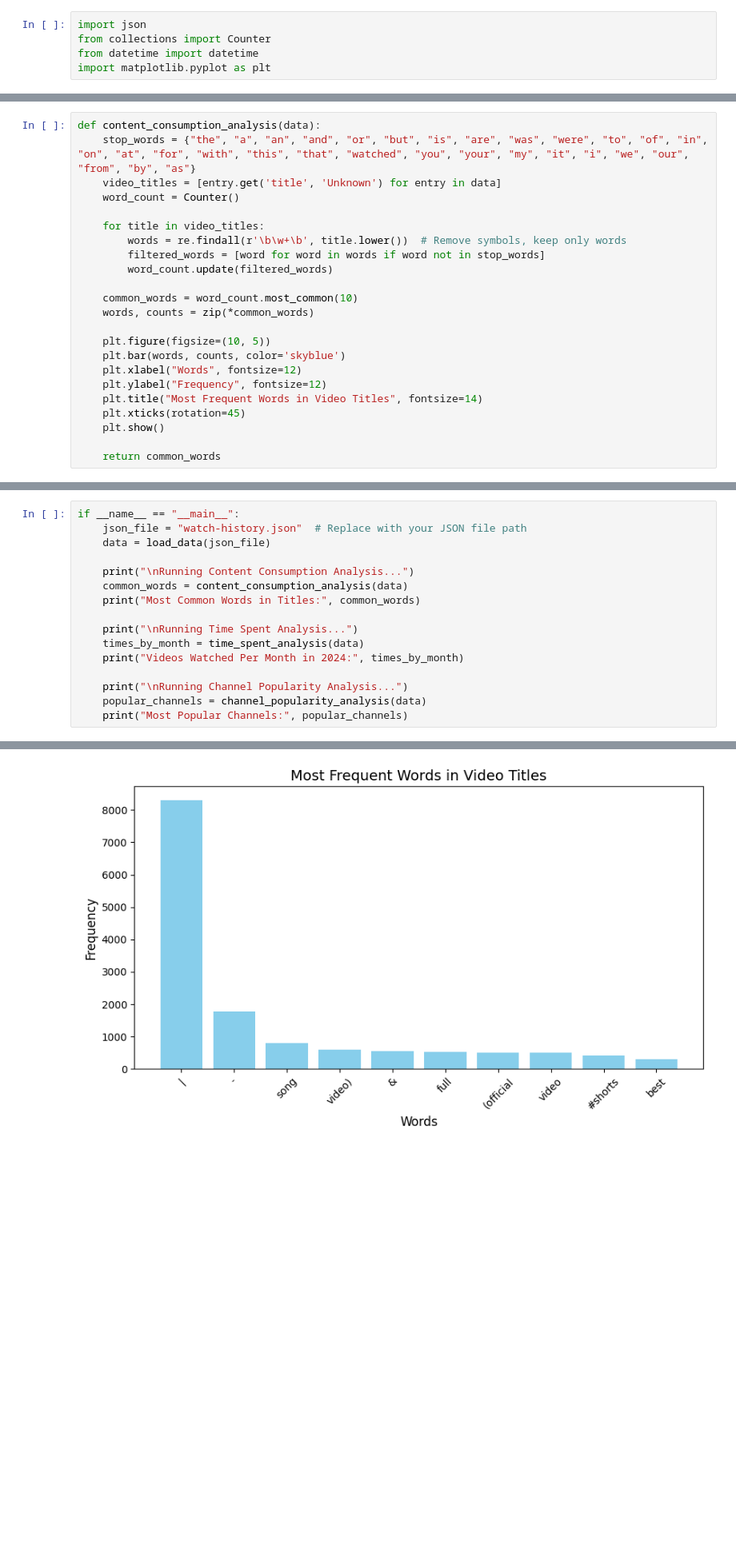
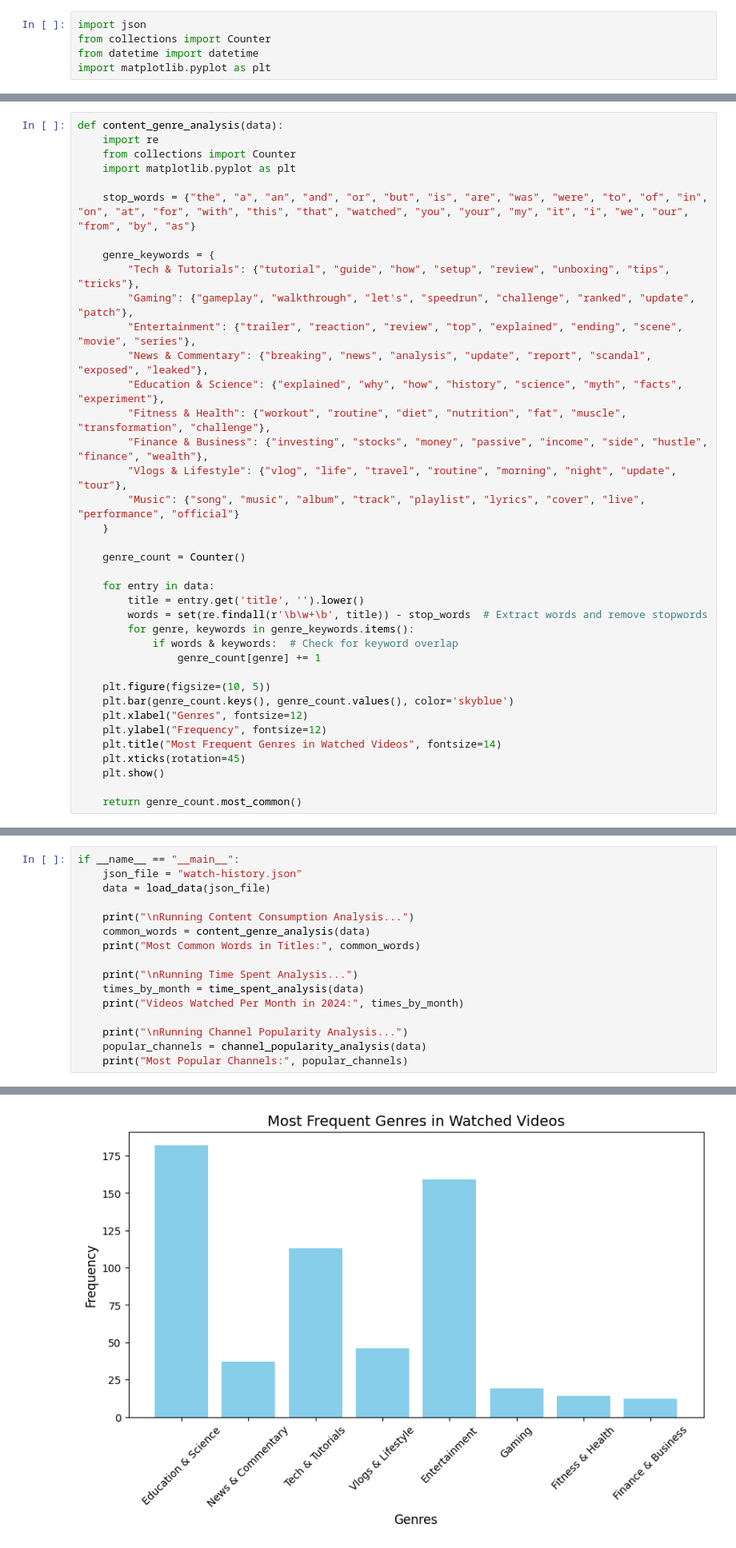
Before and after one commit to kyunal24/Youtube-Wrapped, a Jupyter notebook: basic.ipynb, the cells around one changed output, grey strips where cells are left out. Shown at 80% size. Cells and saved outputs as stored; diff of their text form; blank space fills up the shorter version.

```diff
--- a/basic.ipynb
+++ b/basic.ipynb
@@ -15,28 +15,43 @@ def load_data(json_file):
     filtered_data = [entry for entry in data if 'time' in entry and entry['time'].startswith("2024")]
     return filtered_data
 # %%
-def content_consumption_analysis(data):
+def content_genre_analysis(data):
+    import re
+    from collections import Counter
+    import matplotlib.pyplot as plt
+
     stop_words = {"the", "a", "an", "and", "or", "but", "is", "are", "was", "were", "to", "of", "in", "on", "at", "for", "with", "this", "that", "watched", "you", "your", "my", "it", "i", "we", "our", "from", "by", "as"}
-    video_titles = [entry.get('title', 'Unknown') for entry in data]
-    word_count = Counter()
 
-    for title in video_titles:
-        words = re.findall(r'\b\w+\b', title.lower())  # Remove symbols, keep only words
-        filtered_words = [word for word in words if word not in stop_words]
-        word_count.update(filtered_words)
+    genre_keywords = {
+        "Tech & Tutorials": {"tutorial", "guide", "how", "setup", "review", "unboxing", "tips", "tricks"},
+        "Gaming": {"gameplay", "walkthrough", "let's", "speedrun", "challenge", "ranked", "update", "patch"},
+        "Entertainment": {"trailer", "reaction", "review", "top", "explained", "ending", "scene", "movie", "series"},
+        "News & Commentary": {"breaking", "news", "analysis", "update", "report", "scandal", "exposed", "leaked"},
+        "Education & Science": {"explained", "why", "how", "history", "science", "myth", "facts", "experiment"},
+        "Fitness & Health": {"workout", "routine", "diet", "nutrition", "fat", "muscle", "transformation", "challenge"},
+        "Finance & Business": {"investing", "stocks", "money", "passive", "income", "side", "hustle", "finance", "wealth"},
+        "Vlogs & Lifestyle": {"vlog", "life", "travel", "routine", "morning", "night", "update", "tour"},
+        "Music": {"song", "music", "album", "track", "playlist", "lyrics", "cover", "live", "performance", "official"}
+    }
 
-    common_words = word_count.most_common(10)
-    words, counts = zip(*common_words)
+    genre_count = Counter()
+
+    for entry in data:
+        title = entry.get('title', '').lower()
+        words = set(re.findall(r'\b\w+\b', title)) - stop_words  # Extract words and remove stopwords
+        for genre, keywords in genre_keywords.items():
+            if words & keywords:  # Check for keyword overlap
+                genre_count[genre] += 1
 
     plt.figure(figsize=(10, 5))
-    plt.bar(words, counts, color='skyblue')
-    plt.xlabel("Words", fontsize=12)
+    plt.bar(genre_count.keys(), genre_count.values(), color='skyblue')
+    plt.xlabel("Genres", fontsize=12)
     plt.ylabel("Frequency", fontsize=12)
-    plt.title("Most Frequent Words in Video Titles", fontsize=14)
+    plt.title("Most Frequent Genres in Watched Videos", fontsize=14)
     plt.xticks(rotation=45)
     plt.show()
 
-    return common_words
+    return genre_count.most_common()
 # %%
 def time_spent_analysis(data):
     timestamps = [entry['time'] for entry in data]
@@ -83,20 +98,20 @@ def channel_popularity_analysis(data):
     return most_popular_channels
 # %%
 if __name__ == "__main__":
-    json_file = "watch-history.json"  # Replace with your JSON file path
+    json_file = "watch-history.json"
     data = load_data(json_file)
 
     print("\nRunning Content Consumption Analysis...")
-    common_words = content_consumption_analysis(data)
+    common_words = content_genre_analysis(data)
     print("Most Common Words in Titles:", common_words)
 
     print("\nRunning Time Spent Analysis...")
     times_by_month = time_spent_analysis(data)
     print("Videos Watched Per Month in 2024:", times_by_month)
 
     print("\nRunning Channel Popularity Analysis...")
     popular_channels = channel_popularity_analysis(data)
     print("Most Popular Channels:", popular_channels)
 # %% [output]
 Running Content Consumption Analysis...
-[figure, old version]
+[figure, new version]
```
Also changed, not shown: parts of 1 cell of this notebook.
